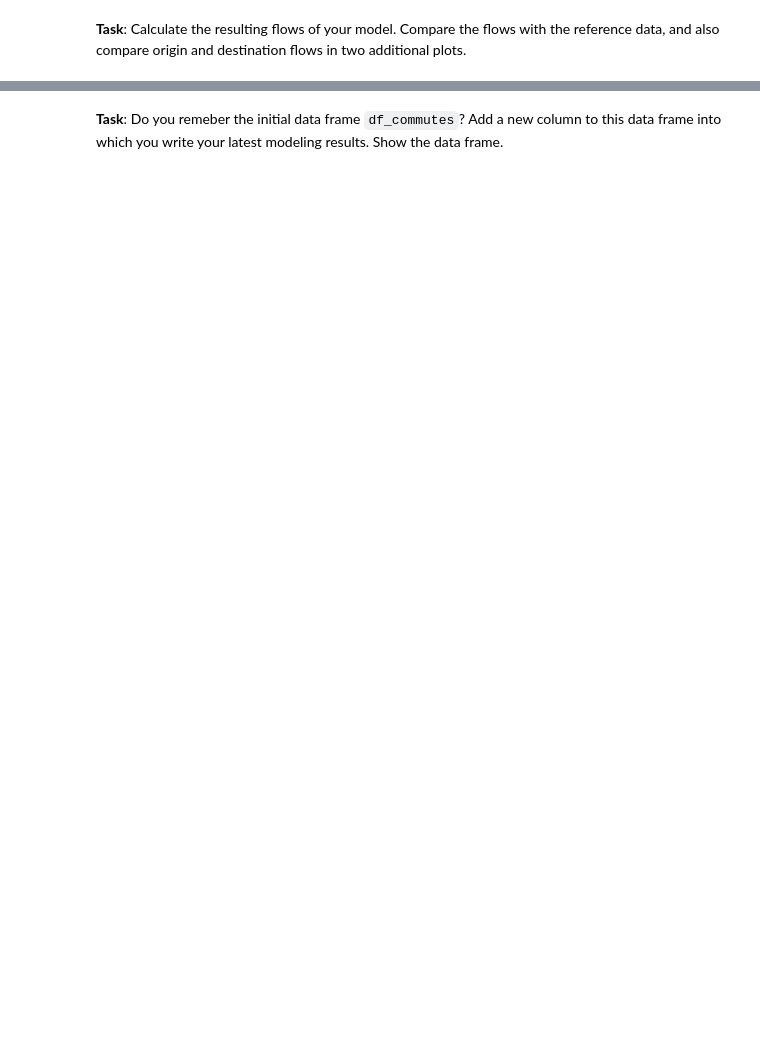
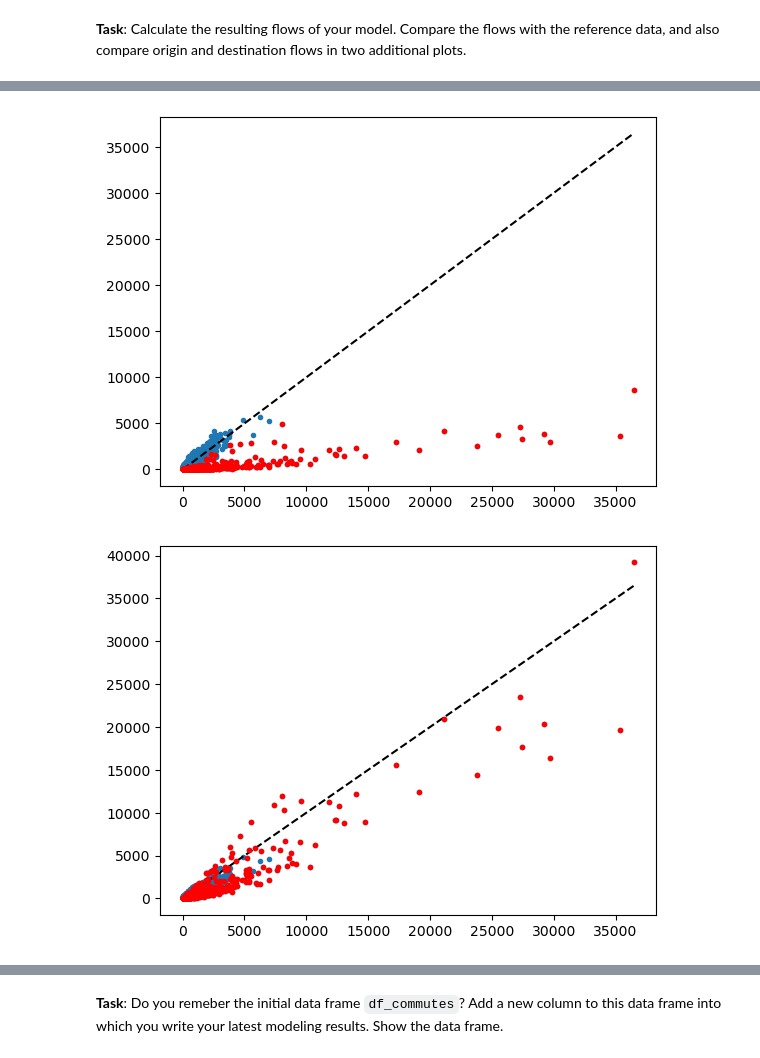
Before and after one commit to sebhoerl/course-uge, a Jupyter notebook: Material/Exercises/03 Trip distribution Solution.ipynb, the cells around one changed output, grey strips where cells are left out. Saved outputs shown, nothing was run; the diff lists cells and outputs as text; code cells hidden in the pictures; blank space fills up the shorter version.

```diff
--- a/Material/Exercises/03 Trip distribution Solution.ipynb
+++ b/Material/Exercises/03 Trip distribution Solution.ipynb
@@ -534,0 +306,39 @@ plt.plot([0, np.max(np.sum(flow_matrix, axis = 0))], [0, np.max(np.sum(flow_matr
+# %%
+# Insert code here ...
+# ...
+
+gammas = np.linspace(0, 10, 5)
+
+for gamma in gammas:
+    updated_friction_matrix = friction_matrix + np.eye(len(municipalities)) * gamma
+
+    origins = np.sum(flow_matrix, axis = 1)
+    destinations = np.sum(flow_matrix, axis = 0)
+
+    production = np.ones((len(municipalities),))
+    attraction = np.ones((len(municipalities),))
+
+    for iteration in range(500):
+        for i in range(len(municipalities)):
+            production[i] = origins[i] / np.sum(attraction * updated_friction_matrix[i,:])
+
+        for j in range(len(municipalities)):
+            attraction[j] = destinations[j] / np.sum(production * updated_friction_matrix[:,j])
+
+    F = np.copy(updated_friction_matrix)
+
+    for i in range(len(municipalities)):
+        F[i,:] *= origins[i] / np.sum(attraction * updated_friction_matrix[i,:])
+
+    for j in range(len(municipalities)):
+        F[:,j] *= destinations[j] / np.sum(production * updated_friction_matrix[:,j])
+
+    plt.figure()
+    plt.plot(flow_matrix.flatten(), F.flatten(), ".")
+    plt.plot([0, np.max(flow_matrix)], [0, np.max(flow_matrix)], "k--")
+
+    indices = np.arange(len(municipalities)) * len(municipalities) + np.arange(len(municipalities))
+    plt.plot(flow_matrix.flatten()[indices], F.flatten()[indices], "r.")
+# %% [output]
+[figure, added]
+[figure, added]
```
Also changed, not shown: parts of 32 cells of this notebook, 1 other file.
